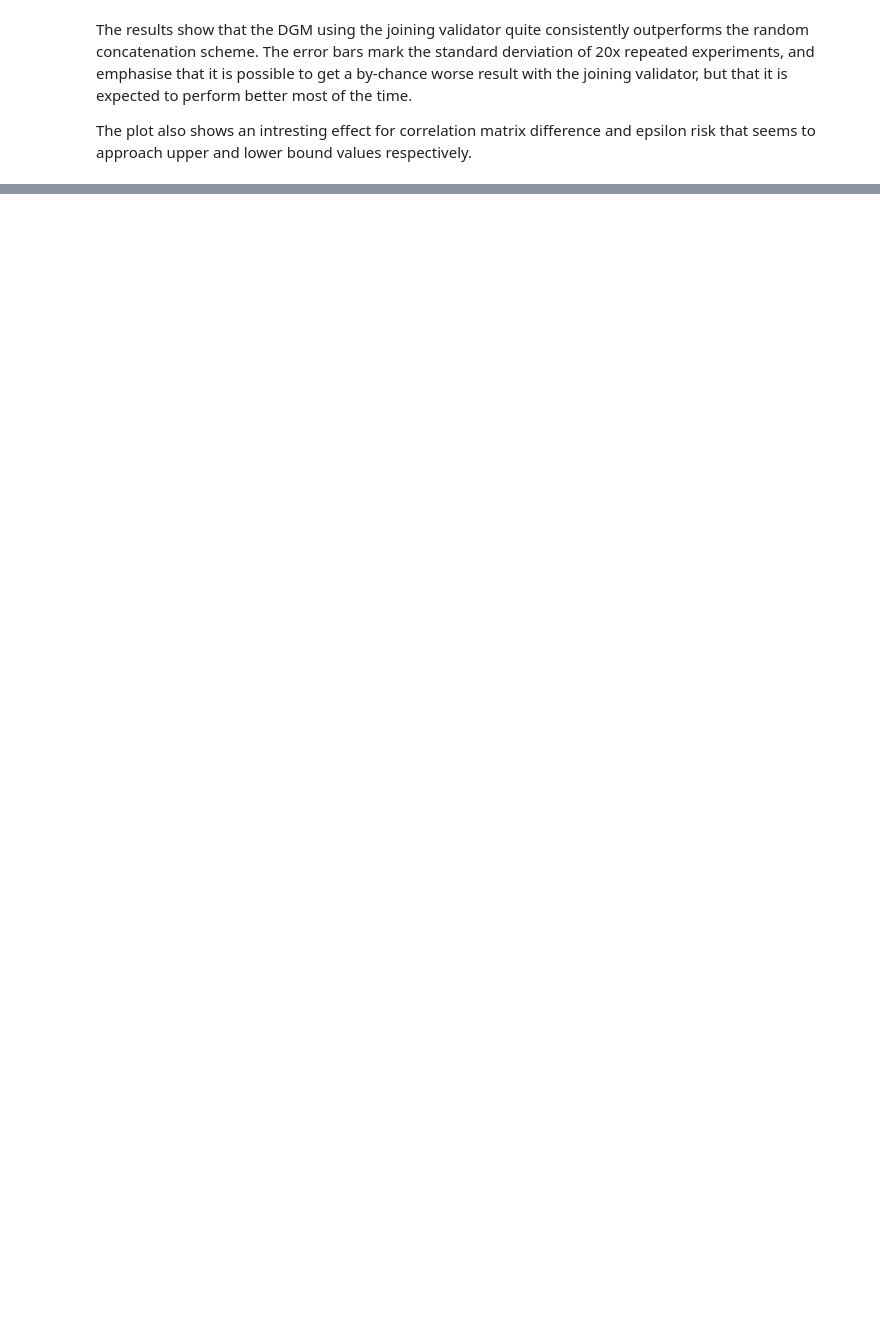
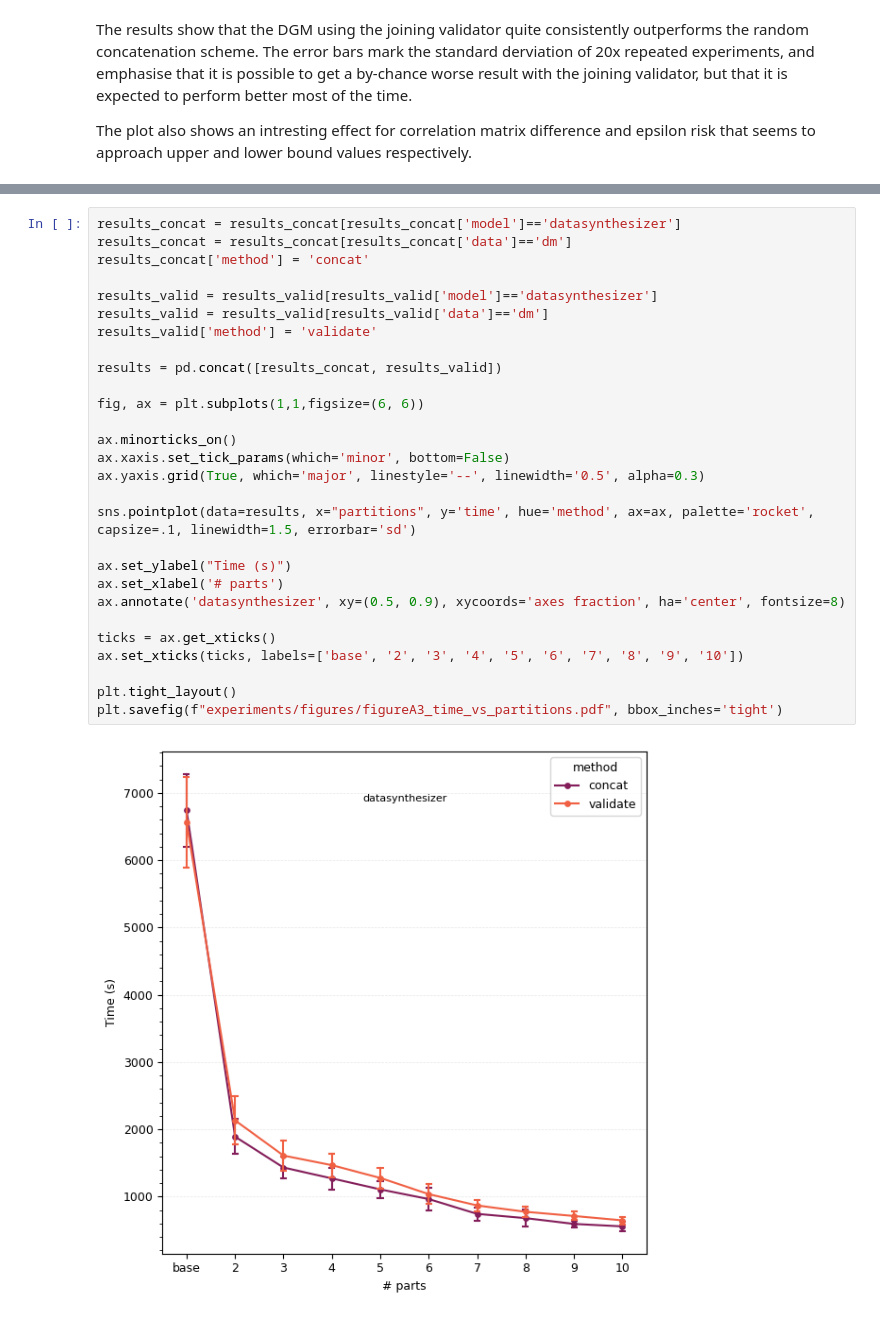
Before and after one commit to notna07/disjoint-synthetic-data-generation, a Jupyter notebook: 01_same_model_partitions.ipynb, the cells around one changed output, grey strips where cells are left out. Drawn from its saved outputs; the diff is of its cells as text; blank space fills up the shorter version.

```diff
--- a/01_same_model_partitions.ipynb
+++ b/01_same_model_partitions.ipynb
@@ -331,0 +362,30 @@ The plot also shows an intresting effect for correlation matrix difference and e
+# %%
+results_concat = results_concat[results_concat['model']=='datasynthesizer']
+results_concat = results_concat[results_concat['data']=='dm']
+results_concat['method'] = 'concat'
+
+results_valid = results_valid[results_valid['model']=='datasynthesizer']
+results_valid = results_valid[results_valid['data']=='dm']
+results_valid['method'] = 'validate'
+
+results = pd.concat([results_concat, results_valid])
+
+fig, ax = plt.subplots(1,1,figsize=(6, 6))
+
+ax.minorticks_on()
+ax.xaxis.set_tick_params(which='minor', bottom=False)
+ax.yaxis.grid(True, which='major', linestyle='--', linewidth='0.5', alpha=0.3)
+
+sns.pointplot(data=results, x="partitions", y='time', hue='method', ax=ax, palette='rocket', capsize=.1, linewidth=1.5, errorbar='sd')
+
+ax.set_ylabel("Time (s)")
+ax.set_xlabel('# parts')
+ax.annotate('datasynthesizer', xy=(0.5, 0.9), xycoords='axes fraction', ha='center', fontsize=8)
+
+ticks = ax.get_xticks()
+ax.set_xticks(ticks, labels=['base', '2', '3', '4', '5', '6', '7', '8', '9', '10'])
+
+plt.tight_layout()
+plt.savefig(f"experiments/figures/figureA3_time_vs_partitions.pdf", bbox_inches='tight')
+# %% [output]
+[figure, added]
```
Also changed, not shown: parts of 6 cells of this notebook, 14 other files.
